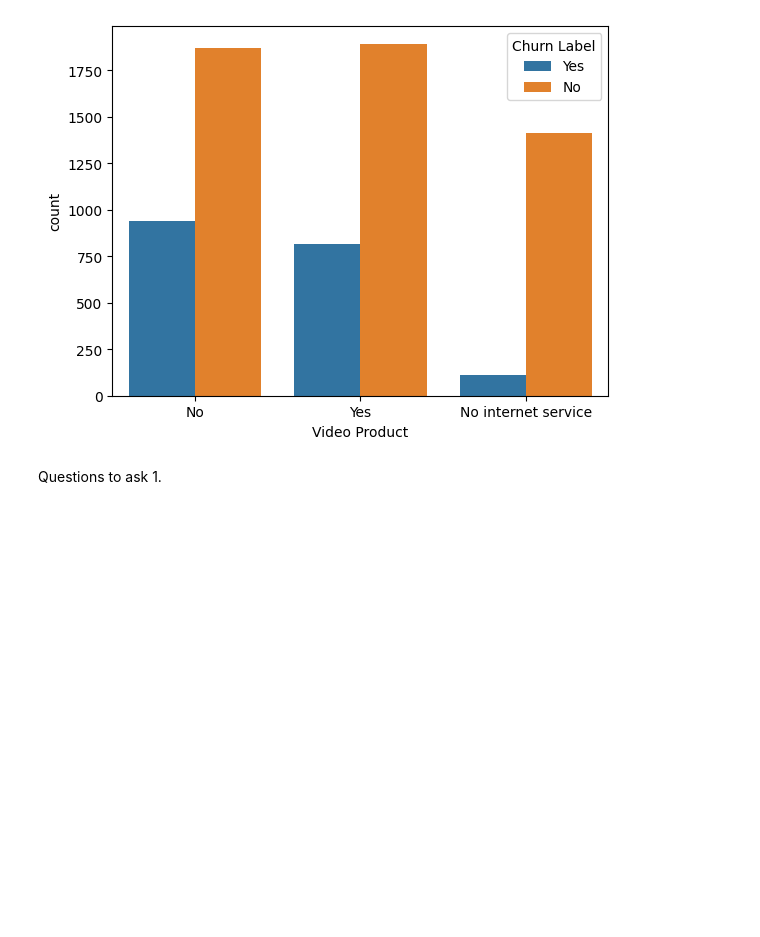
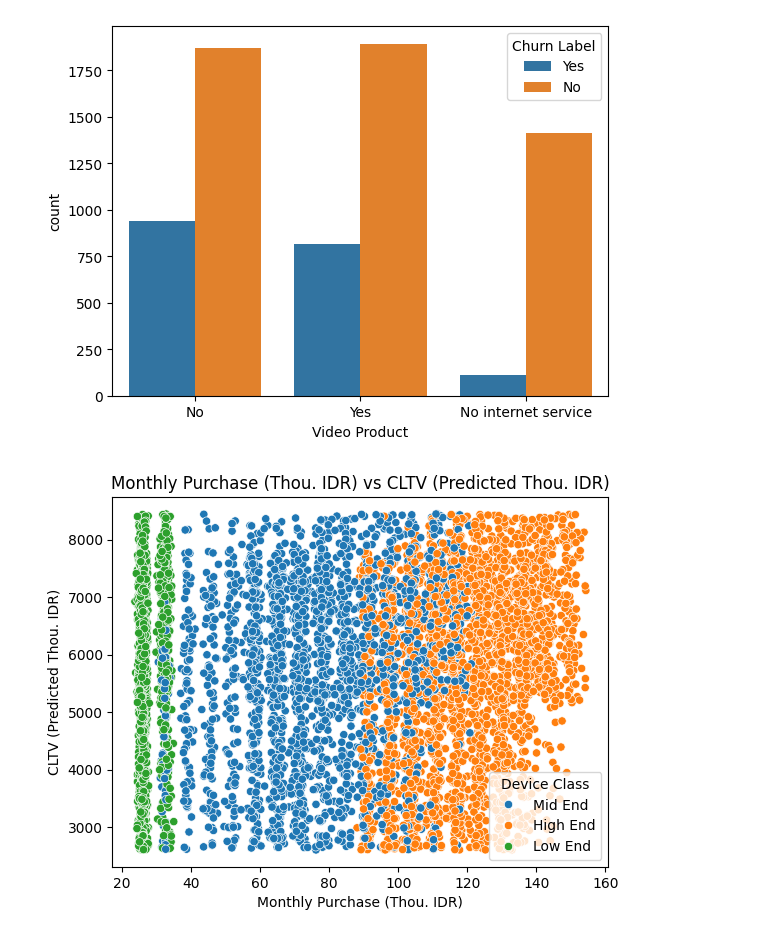
Before and after one commit to marcellinus-witarsah/data-challenge-dsw-2023, a Jupyter notebook: notebooks/02_eda.ipynb, the cells around one changed output. Saved outputs shown, nothing was run; the diff lists cells and outputs as text; code cells hidden in the pictures; blank space fills up the shorter version.

Commit message:
EDA on identifying features that correlated with high CLTV

```diff
--- a/notebooks/02_eda.ipynb
+++ b/notebooks/02_eda.ipynb
@@ -125,6 +128,9 @@ sns.countplot(data=df, x='Video Product', hue='Churn Label')
 plt.show()
 # %% [output]
 [figure]
-# %% [markdown]
-Questions to ask
-1.
+# %%
+ax=sns.scatterplot(data=df, x="Monthly Purchase (Thou. IDR)", y="CLTV (Predicted Thou. IDR)", hue='Device Class')
+ax.set(title="Monthly Purchase (Thou. IDR) vs CLTV (Predicted Thou. IDR)")
+plt.show()
+# %% [output]
+[figure, added]
```
Also changed, not shown: parts of 4 cells of this notebook.
